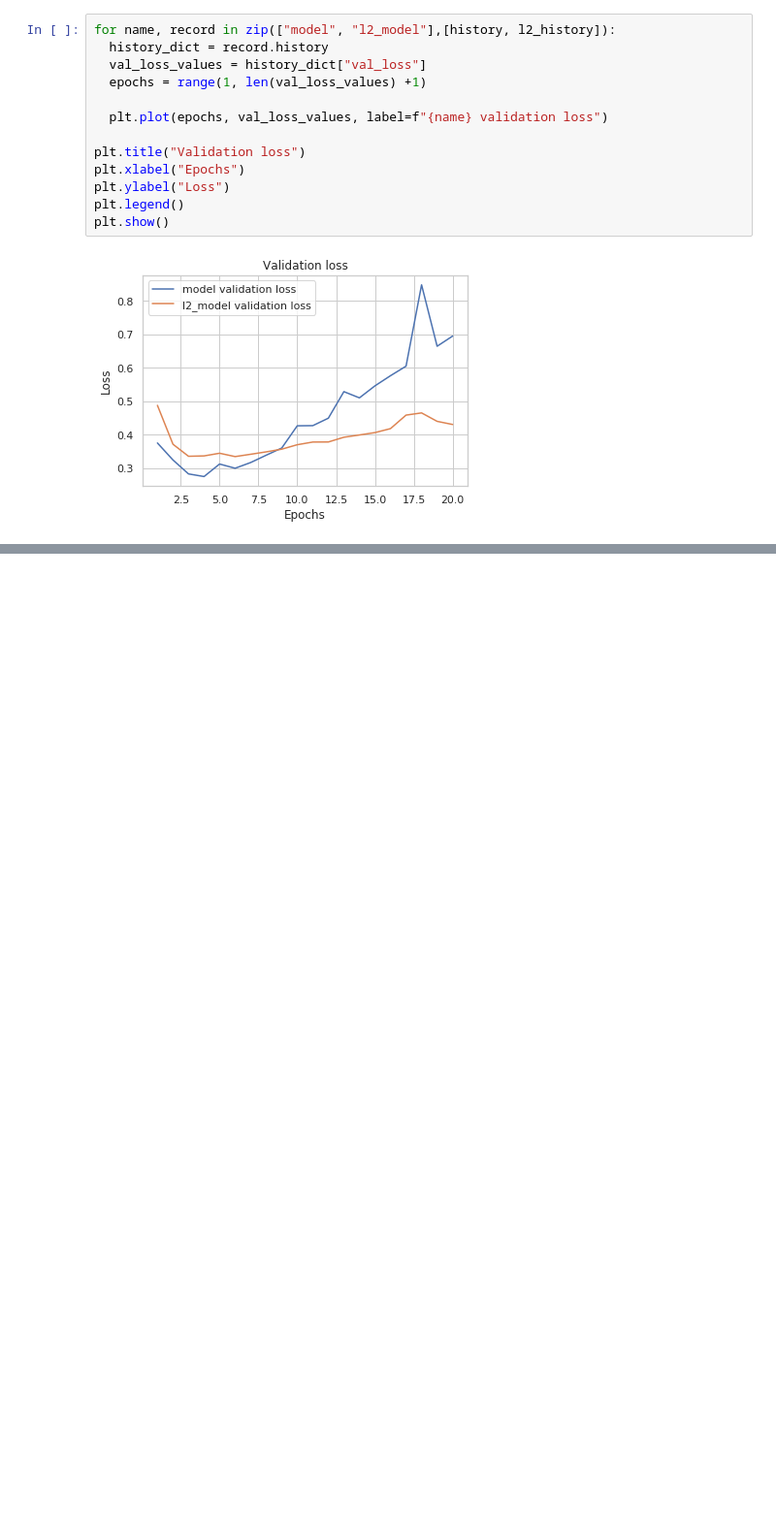
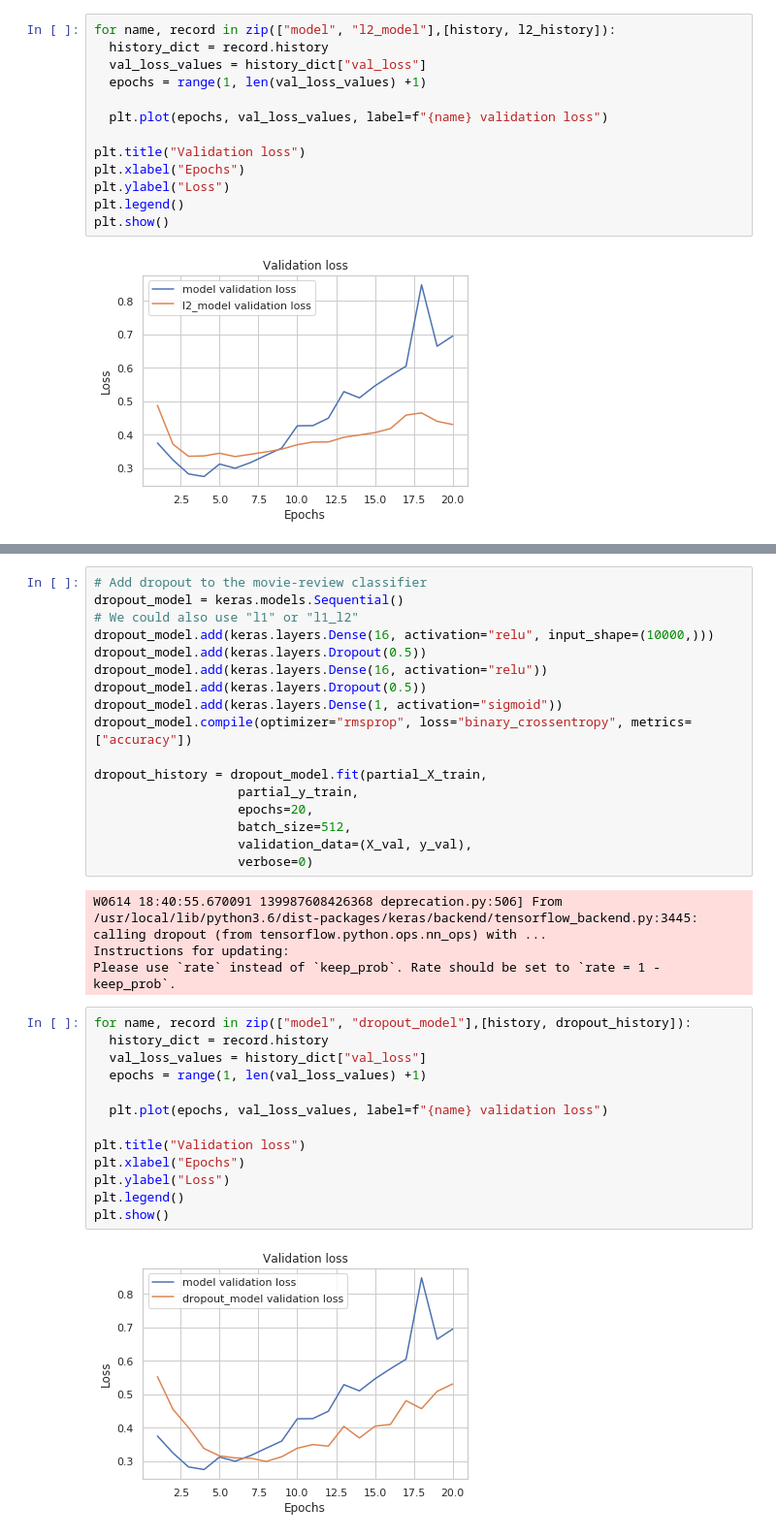
Before and after one commit to wllgrnt/keras-examples, a Jupyter notebook: Chapter4.ipynb, the cells around one changed output, grey strips where cells are left out. Shown: that part at 97% size. Drawn from its saved outputs; the diff is of its cells as text; blank space fills up the shorter version.

Commit message:
Dropout to reduce overfitting

```diff
--- a/Chapter4.ipynb
+++ b/Chapter4.ipynb
@@ -367,0 +371,36 @@ plt.show()
+# %%
+# Add dropout to the movie-review classifier
+dropout_model = keras.models.Sequential()
+# We could also use "l1" or "l1_l2"
+dropout_model.add(keras.layers.Dense(16, activation="relu", input_shape=(10000,)))
+dropout_model.add(keras.layers.Dropout(0.5))
+dropout_model.add(keras.layers.Dense(16, activation="relu"))
+dropout_model.add(keras.layers.Dropout(0.5))
+dropout_model.add(keras.layers.Dense(1, activation="sigmoid"))
+dropout_model.compile(optimizer="rmsprop", loss="binary_crossentropy", metrics=["accuracy"])
+
+dropout_history = dropout_model.fit(partial_X_train,
+                   partial_y_train,
+                   epochs=20,
+                   batch_size=512,
+                   validation_data=(X_val, y_val),
+                   verbose=0)
+# %% [output]
+W0614 18:40:55.670091 139987608426368 deprecation.py:506] From /usr/local/lib/python3.6/dist-packages/keras/backend/tensorflow_backend.py:3445: calling dropout (from tensorflow.python.ops.nn_ops) with ...
+Instructions for updating:
+Please use `rate` instead of `keep_prob`. Rate should be set to `rate = 1 - keep_prob`.
+# %%
+for name, record in zip(["model", "dropout_model"],[history, dropout_history]):
+  history_dict = record.history
+  val_loss_values = history_dict["val_loss"]
+  epochs = range(1, len(val_loss_values) +1)
+
+  plt.plot(epochs, val_loss_values, label=f"{name} validation loss")
+
+plt.title("Validation loss")
+plt.xlabel("Epochs")
+plt.ylabel("Loss")
+plt.legend()
+plt.show()
+# %% [output]
+[figure, added]
```
Also changed, not shown: parts of 2 cells of this notebook.
